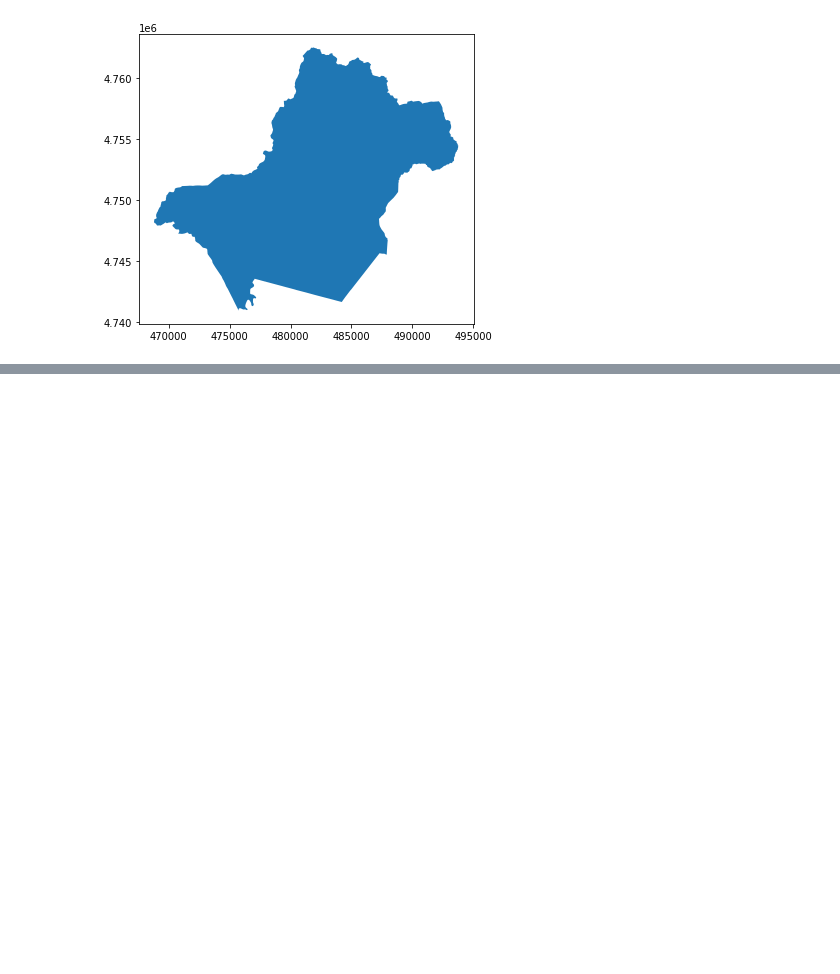
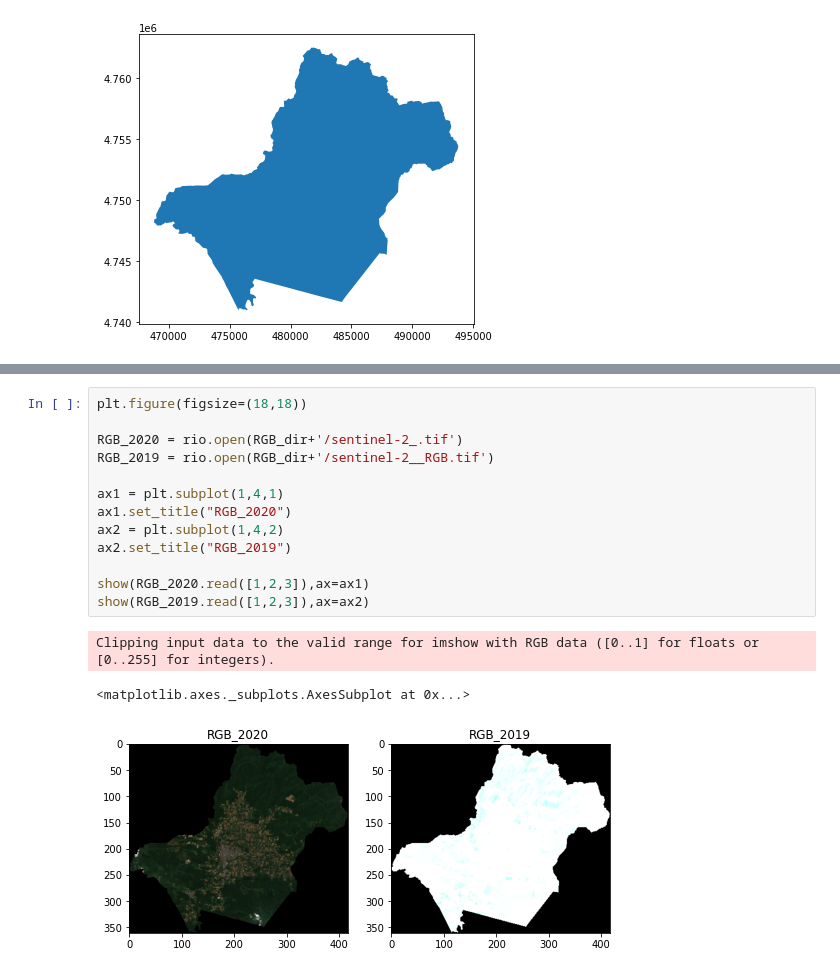
Before and after one commit to syurenuko/LandPrice-Kutchan, a Jupyter notebook: 【衛星画像解析】地価上昇率全国一位の倶知安町の開発状況を調べてみた.ipynb, the cells around one changed output, grey strips where cells are left out. Cells and saved outputs as stored; diff of their text form; blank space fills up the shorter version.

```diff
--- a/【衛星画像解析】地価上昇率全国一位の倶知安町の開発状況を調べてみた.ipynb
+++ b/【衛星画像解析】地価上昇率全国一位の倶知安町の開発状況を調べてみた.ipynb
@@ -184,0 +250,17 @@ RasterioIOError: ignored
+# %%
+plt.figure(figsize=(18,18))
+
+RGB_2020 = rio.open(RGB_dir+'/sentinel-2_.tif')
+RGB_2019 = rio.open(RGB_dir+'/sentinel-2__RGB.tif')
+
+ax1 = plt.subplot(1,4,1)
+ax1.set_title("RGB_2020")
+ax2 = plt.subplot(1,4,2)
+ax2.set_title("RGB_2019")
+
+show(RGB_2020.read([1,2,3]),ax=ax1)
+show(RGB_2019.read([1,2,3]),ax=ax2)
+# %% [output]
+Clipping input data to the valid range for imshow with RGB data ([0..1] for floats or [0..255] for integers).
+<matplotlib.axes._subplots.AxesSubplot at 0x...>
+[figure, added]
```
Also changed, not shown: parts of 16 cells of this notebook.
